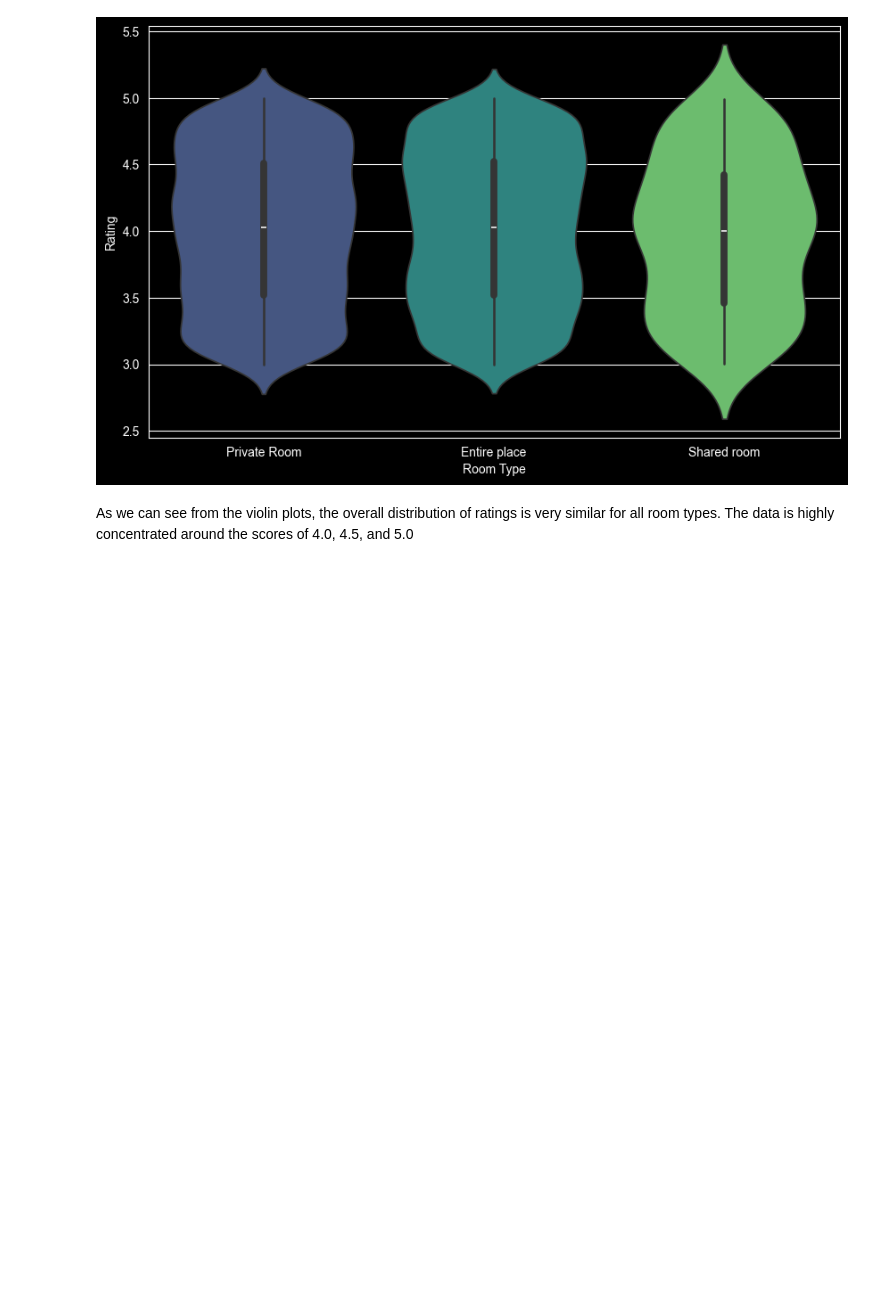
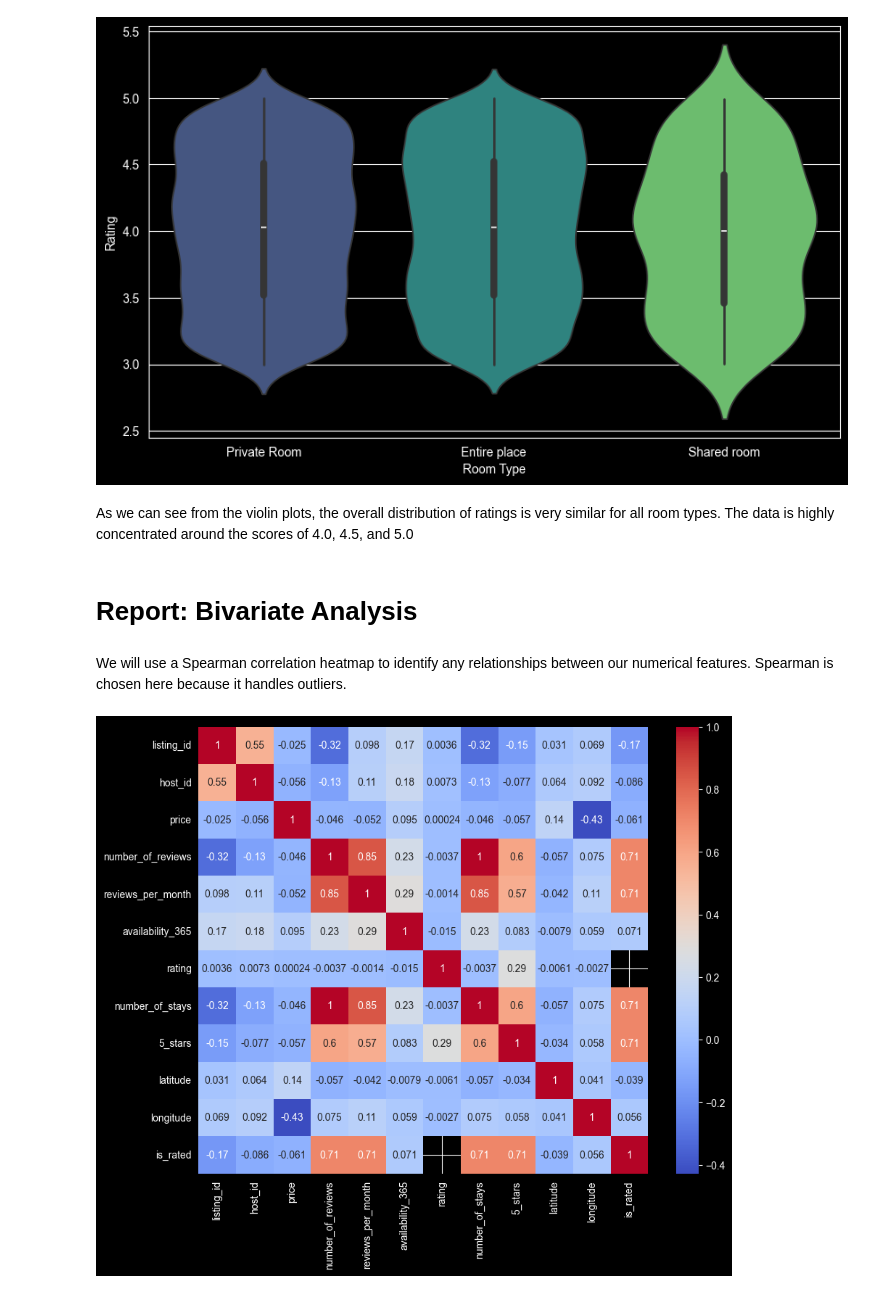
Before and after one commit to Szmytkos/Data_Analysis_Workshops, a Jupyter notebook: airbnb_zad.ipynb, the cells around one changed output. Saved outputs shown, nothing was run; the diff lists cells and outputs as text; code cells hidden in the pictures; blank space fills up the shorter version.

Commit message:
I have added one plot and some information in Bivariate Analysis.

```diff
--- a/airbnb_zad.ipynb
+++ b/airbnb_zad.ipynb
@@ -357,3 +357,15 @@ plt.show()
 [figure]
 # %% [markdown]
 As we can see from the violin plots, the overall distribution of ratings is very similar for all room types. The data is highly concentrated around the scores of 4.0, 4.5, and 5.0
+# %% [markdown]
+# Report: Bivariate Analysis
+# %% [markdown]
+We will use a Spearman correlation heatmap to identify any relationships between our numerical features. Spearman is chosen here because it handles outliers.
+# %%
+num_airbnb = airbnb.select_dtypes(['int64', 'float64'])
+corr_spear = num_airbnb.corr(method='spearman')
+plt.figure(figsize=(10,8))
+sns.heatmap(corr_spear, annot=True, cmap='coolwarm')
+plt.show()
+# %% [output]
+[figure, added]
```
Also changed, not shown: parts of 2 cells of this notebook.
